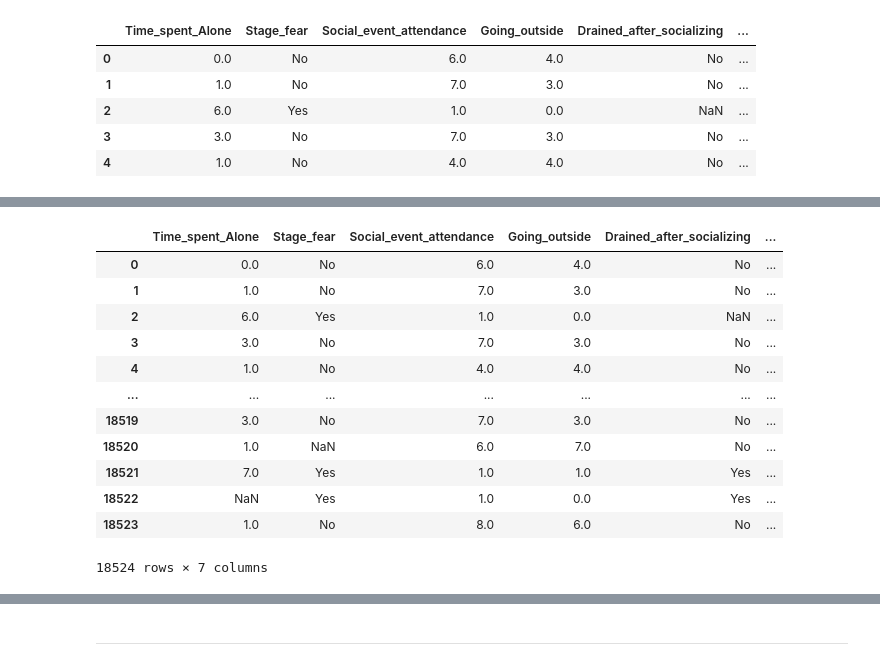
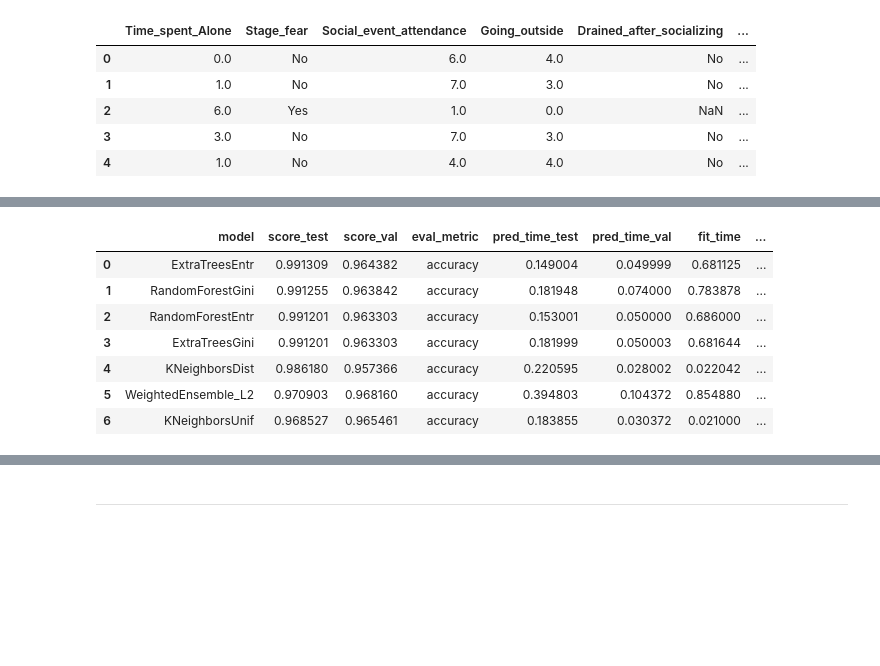
Before and after one commit to Srushanth/Predict-the-Introverts-from-the-Extroverts, a Jupyter notebook: notebooks/autogluon.ipynb, the cells around one changed output, grey strips where cells are left out. Drawn from its saved outputs; the diff is of its cells as text; code cells hidden in the pictures; blank space fills up the shorter version.

```diff
--- a/notebooks/autogluon.ipynb
+++ b/notebooks/autogluon.ipynb
@@ -114,7 +104,7 @@ df.head()
 | 3 | 3.0 | No | 7.0 | 3.0 | No | ... |
 | 4 | 1.0 | No | 4.0 | 4.0 | No | ... |
 # %%
-df["Personality"] = df["Personality"].map({"Introvert": 0, "Extrovert": 1})
+# df["Personality"] = df["Personality"].map({"Introvert": 0, "Extrovert": 1})
 # %%
 df.head()
 # %% [output]
@@ -142,0 +121,2 @@ pd.get_dummies(df)
+# %%
+predictor = TabularPredictor(label="Personality", eval_metric='accuracy', path='ag_models/').fit(df)
@@ -143,2 +141,11 @@ pd.get_dummies(df)
 # %%
-X = df.drop(columns=["Personality"])
+predictor.leaderboard(df, silent=True)
+# %% [output]
+|  | model | score_test | score_val | eval_metric | pred_time_test | pred_time_val | fit_time | ... |
+| 0 | ExtraTreesEntr | 0.991309 | 0.964382 | accuracy | 0.149004 | 0.049999 | 0.681125 | ... |
+| 1 | RandomForestGini | 0.991255 | 0.963842 | accuracy | 0.181948 | 0.074000 | 0.783878 | ... |
+| 2 | RandomForestEntr | 0.991201 | 0.963303 | accuracy | 0.153001 | 0.050000 | 0.686000 | ... |
+| 3 | ExtraTreesGini | 0.991201 | 0.963303 | accuracy | 0.181999 | 0.050003 | 0.681644 | ... |
+| 4 | KNeighborsDist | 0.986180 | 0.957366 | accuracy | 0.220595 | 0.028002 | 0.022042 | ... |
+| 5 | WeightedEnsemble_L2 | 0.970903 | 0.968160 | accuracy | 0.394803 | 0.104372 | 0.854880 | ... |
+| 6 | KNeighborsUnif | 0.968527 | 0.965461 | accuracy | 0.183855 | 0.030372 | 0.021000 | ... |
@@ -147,16 +151,0 @@ y = df["Personality"]
-# %%
-X
-# %% [output]
-|  | Time_spent_Alone | Stage_fear | Social_event_attendance | Going_outside | Drained_after_socializing | ... |
-| 0 | 0.0 | No | 6.0 | 4.0 | No | ... |
-| 1 | 1.0 | No | 7.0 | 3.0 | No | ... |
-| 2 | 6.0 | Yes | 1.0 | 0.0 | NaN | ... |
-| 3 | 3.0 | No | 7.0 | 3.0 | No | ... |
-| 4 | 1.0 | No | 4.0 | 4.0 | No | ... |
-| ... | ... | ... | ... | ... | ... | ... |
-| 18519 | 3.0 | No | 7.0 | 3.0 | No | ... |
-| 18520 | 1.0 | NaN | 6.0 | 7.0 | No | ... |
-| 18521 | 7.0 | Yes | 1.0 | 1.0 | Yes | ... |
-| 18522 | NaN | Yes | 1.0 | 0.0 | Yes | ... |
-| 18523 | 1.0 | No | 8.0 | 6.0 | No | ... |
-18524 rows × 7 columns
```
Also changed, not shown: parts of 19 cells of this notebook.
